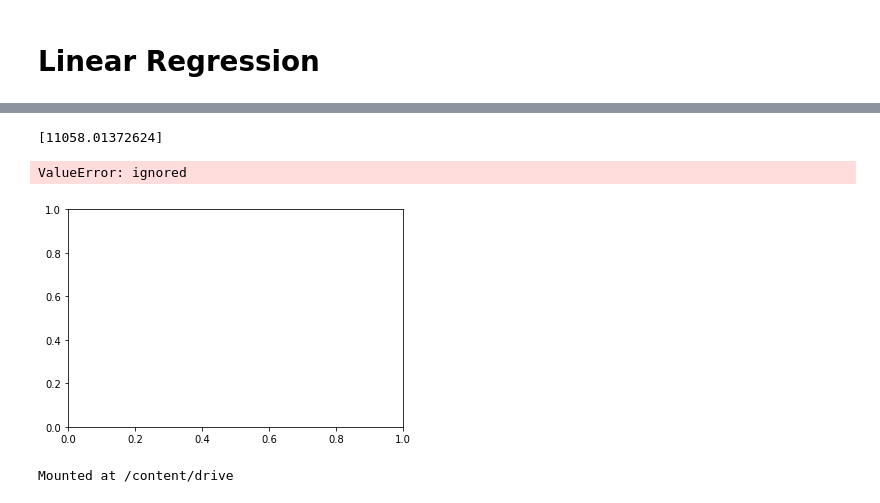
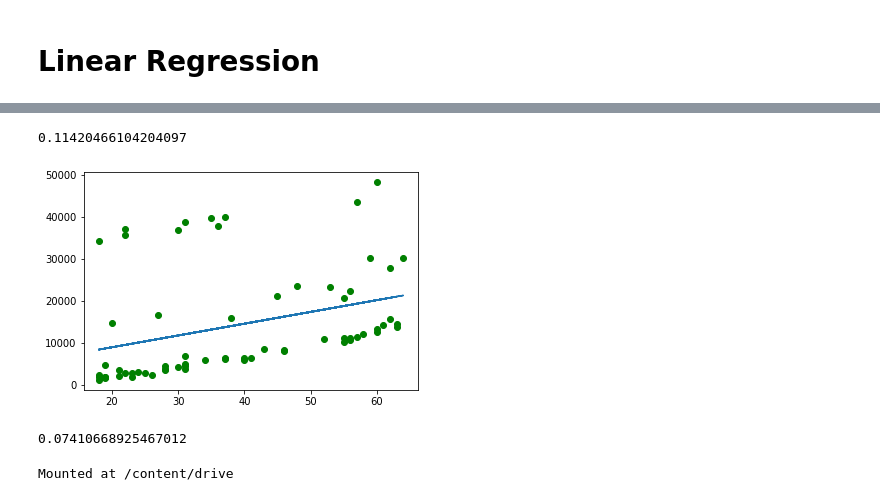
Before and after one commit to sakibtheseeker/medical-predict-ml, a Jupyter notebook: ML_CA2.ipynb, the cells around one changed output, grey strips where cells are left out. Saved outputs shown, nothing was run; the diff lists cells and outputs as text; code cells hidden in the pictures.

```diff
--- a/ML_CA2.ipynb
+++ b/ML_CA2.ipynb
@@ -83,29 +105,33 @@ print( newdata )
+# %%
+reg.score(x_test,y_test)
+# %% [output]
+0.11420466104204097
 # %%
 import numpy as np
 import matplotlib.pyplot as mtp
-x=newdata.iloc[:,0:2].values
-y=newdata.iloc[:,-1].values
+x=newdata.iloc[:,0:1].values
+y=newdata.iloc[:,6].values
 
 
 from sklearn.model_selection import train_test_split
 x_train,x_test,y_train,y_test=train_test_split(x,y,test_size=1/3,random_state=0)
 
 
 from sklearn.linear_model import LinearRegression
 regressor=LinearRegression()
 regressor.fit(x_train,y_train)
 
-y_pred1=regressor.predict([[18,1]])
 
-print(y_pred1)
 
 mtp.scatter(x_train,y_train,color='green')
 mtp.plot(x_train,regressor.predict(x_train))
 mtp.show()
 # %% [output]
-[11058.01372624]
-ValueError: ignored
-[figure, old version]
+[figure, new version]
+# %%
+regressor.score(x_test,y_test)
+# %% [output]
+0.07410668925467012
 # %%
 from google.colab import drive
 drive.mount('/content/drive')
```
Also changed, not shown: parts of 11 cells of this notebook.
